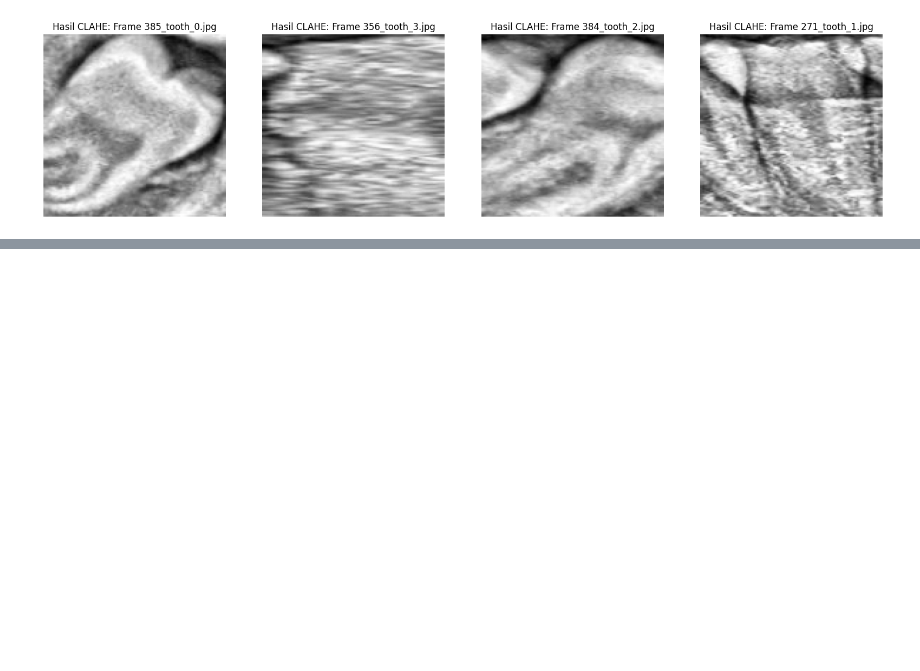
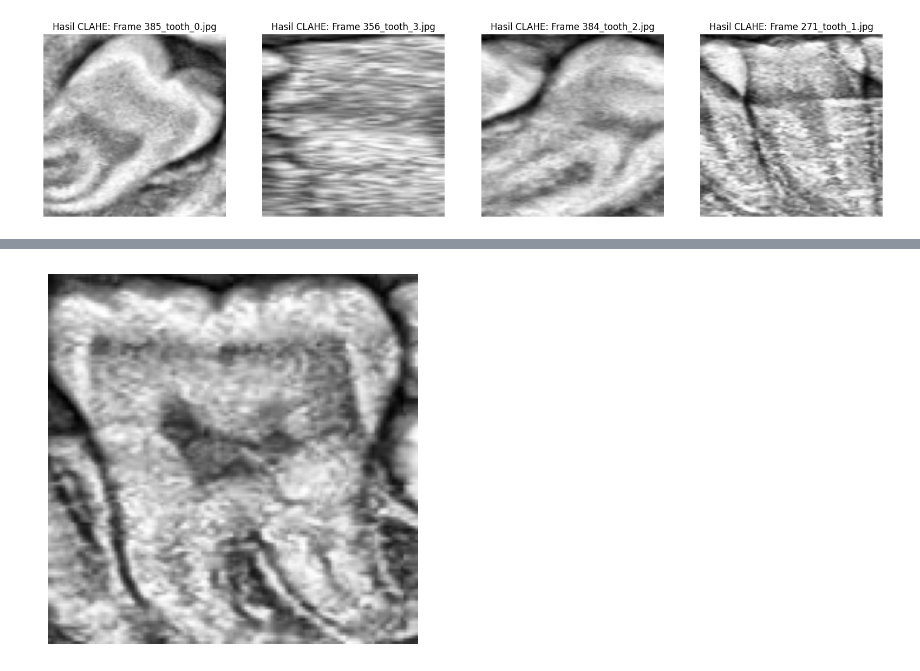
Before and after one commit to gabrieldimas/periapical-photo-caries-detection-using-deep-learning, a Jupyter notebook: caries_detection.ipynb, the cells around one changed output, grey strips where cells are left out. Saved outputs shown, nothing was run; the diff lists cells and outputs as text; code cells hidden in the pictures; blank space fills up the shorter version.

```diff
--- a/caries_detection.ipynb
+++ b/caries_detection.ipynb
@@ -156,0 +181,18 @@ plt.show()
+# %%
+import cv2
+import matplotlib.pyplot as plt
+from google.colab.patches import cv2_imshow
+
+image_path = '/content/drive/MyDrive/dataset/caries-detection/segmented_tooth/Frame 274_tooth_0.jpg'
+
+img = cv2.imread(image_path, cv2.IMREAD_GRAYSCALE)
+
+clahe = cv2.createCLAHE(clipLimit=2.0, tileGridSize=(8,8))
+
+equ = clahe.apply(img)
+
+plt.imshow(equ, cmap='gray')
+plt.axis('off')
+plt.show()
+# %% [output]
+[figure, added]
```
Also changed, not shown: parts of 1 cell of this notebook.
